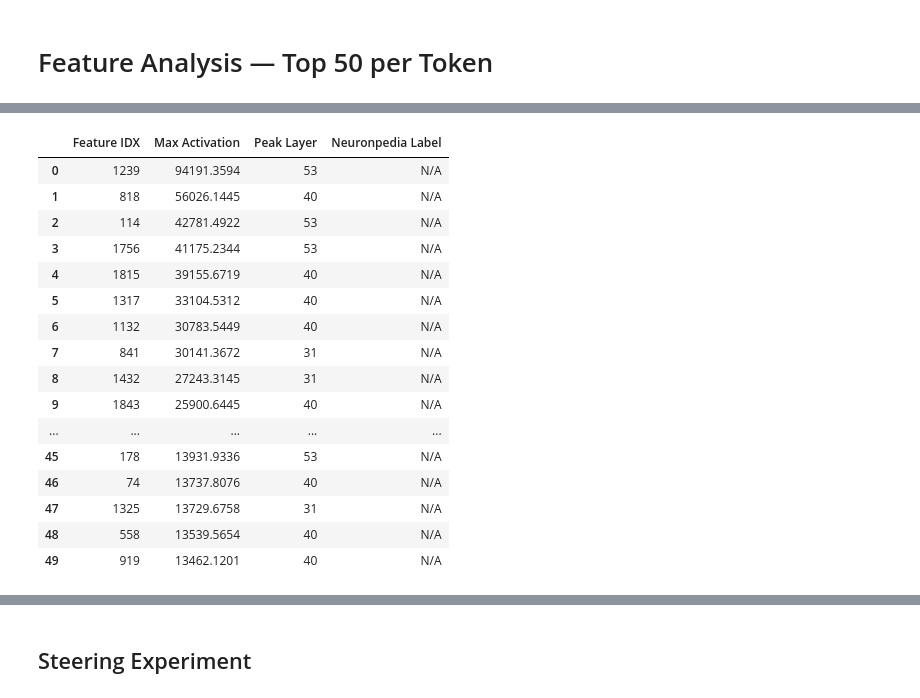
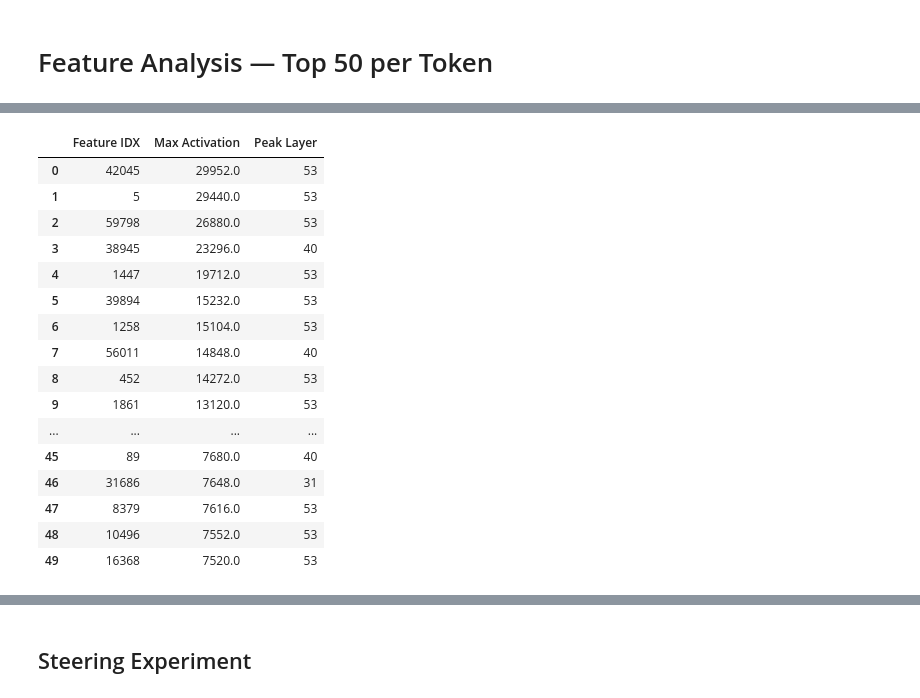
Before and after one commit to AnMaJ/LASR-Analysing-Faithfulness-of-Reasoning-to-Internal-Concepts, a Jupyter notebook: notebooks/e-SNLI_Single_G27b-cc-262k-crosscoder.ipynb, the cells around one changed output, grey strips where cells are left out. Drawn from its saved outputs; the diff is of its cells as text; code cells hidden in the pictures.

Commit message:
Crosscoder experiments, auto-labeling script.

```diff
--- a/notebooks/e-SNLI_Single_G27b-cc-262k-crosscoder.ipynb
+++ b/notebooks/e-SNLI_Single_G27b-cc-262k-crosscoder.ipynb
@@ -195,6 +144,6 @@ Hypothesis: An athlete has just made a shot with his golf club.
 # %%
 generation, full_ids, prompt_len = model.generate(
-    new_prompt, max_new_tokens=inference_config.max_new_tokens)
+    sample_prompt, max_new_tokens=inference_config.max_new_tokens)
 
 gen_len = full_ids.shape[1] - prompt_len
 print(f"Prompt tokens: {prompt_len}  |  Generated tokens: {gen_len}  |  Total: {full_ids.shape[1]}")
@@ -241,10 +191,11 @@ Residual activations (gen-only): torch.Size([172, 4, 5376])
 # %%
 with torch.no_grad():
-    tc_acts_full = crosscoder.encode(cc_acts_full.float())   # (N, 4, d_sae)
+    tc_acts_gen = crosscoder.encode(cc_acts_gen.to(crosscoder.w_enc.dtype))   # (gen_tokens, 4, d_sae)
 
-tc_acts_gen = tc_acts_full[prompt_len:]   # (gen_tokens, 4, d_sae)
+# Free residual stream tensors — no longer needed
+del cc_acts_full, cc_acts_gen
+torch.cuda.empty_cache()
 
-print(f"Crosscoder activations (full):     {tc_acts_full.shape}")
 print(f"Crosscoder activations (gen-only): {tc_acts_gen.shape}")
 for i, layer in enumerate(LAYERS):
     l0 = (tc_acts_gen[:, i, :] > 0).float().sum(dim=-1).mean()
@@ -291,48 +266,43 @@ fig.show()
 # %%
-# Aggregate: max activation per feature across tokens and layers
-max_per_feature: dict[int, tuple[float, int]] = {}   # feat → (max_val, peak_layer_idx)
-n_tokens_gen = tc_acts_gen.shape[0]
-for ti in range(n_tokens_gen):
-    for ri in range(K):
-        feat_idx = int(per_token_idxs[ti, ri])
-        # val here is the max-pooled; find which layer peaked
-        for li in range(len(LAYERS)):
-            val = float(tc_acts_gen[ti, li, feat_idx])
-            prev = max_per_feature.get(feat_idx, (0.0, 0))
-            if val > prev[0]:
-                max_per_feature[feat_idx] = (val, li)
+# ── Vectorized: max activation per unique feature across tokens and layers ──
+unique_feat_idxs = per_token_idxs.unique()                   # (n_unique,)
+feat_acts = tc_acts_gen[:, :, unique_feat_idxs]              # (n_tokens, n_layers, n_unique)
+max_over_tokens, _ = feat_acts.max(dim=0)                    # (n_layers, n_unique)
+max_vals, peak_li  = max_over_tokens.max(dim=0)              # (n_unique,)
 
-top50 = sorted(max_per_feature.items(), key=lambda x: -x[1][0])[:50]
+order = max_vals.argsort(descending=True)[:50]
+top50_feat = unique_feat_idxs[order].cpu().tolist()
+top50_vals = max_vals[order].cpu().tolist()
+top50_li   = peak_li[order].cpu().tolist()
 
-rows = []
-for feat_idx, (max_val, peak_li) in top50:
-    nf = np_features.get(feat_idx)
-    label = (nf.description or "N/A") if nf else "N/A"
-    rows.append({
-        "Feature IDX":       feat_idx,
-        "Max Activation":    round(max_val, 4),
-        "Peak Layer":        LAYERS[peak_li],
-        "Neuronpedia Label": label,
-    })
+top50 = list(zip(top50_feat, zip(top50_vals, top50_li)))
 
+# Free large activation tensors — not needed for steering
+del tc_acts_gen, feat_acts
+torch.cuda.empty_cache()
+
+rows = [
+    {"Feature IDX": int(fi), "Max Activation": round(float(mv), 4), "Peak Layer": LAYERS[int(li)]}
+    for fi, (mv, li) in top50
+]
 df_top50 = pd.DataFrame(rows)
 display(df_top50)
 # %% [output]
-|  | Feature IDX | Max Activation | Peak Layer | Neuronpedia Label |
-| 0 | 1239 | 94191.3594 | 53 | N/A |
-| 1 | 818 | 56026.1445 | 40 | N/A |
-| 2 | 114 | 42781.4922 | 53 | N/A |
-| 3 | 1756 | 41175.2344 | 53 | N/A |
-| 4 | 1815 | 39155.6719 | 40 | N/A |
-| 5 | 1317 | 33104.5312 | 40 | N/A |
-| 6 | 1132 | 30783.5449 | 40 | N/A |
-| 7 | 841 | 30141.3672 | 31 | N/A |
-| 8 | 1432 | 27243.3145 | 31 | N/A |
-| 9 | 1843 | 25900.6445 | 40 | N/A |
-| ... | ... | ... | ... | ... |
-| 45 | 178 | 13931.9336 | 53 | N/A |
-| 46 | 74 | 13737.8076 | 40 | N/A |
-| 47 | 1325 | 13729.6758 | 31 | N/A |
-| 48 | 558 | 13539.5654 | 40 | N/A |
-| 49 | 919 | 13462.1201 | 40 | N/A |
+|  | Feature IDX | Max Activation | Peak Layer |
+| 0 | 42045 | 29952.0 | 53 |
+| 1 | 5 | 29440.0 | 53 |
+| 2 | 59798 | 26880.0 | 53 |
+| 3 | 38945 | 23296.0 | 40 |
+| 4 | 1447 | 19712.0 | 53 |
+| 5 | 39894 | 15232.0 | 53 |
+| 6 | 1258 | 15104.0 | 53 |
+| 7 | 56011 | 14848.0 | 40 |
+| 8 | 452 | 14272.0 | 53 |
+| 9 | 1861 | 13120.0 | 53 |
+| ... | ... | ... | ... |
+| 45 | 89 | 7680.0 | 40 |
+| 46 | 31686 | 7648.0 | 31 |
+| 47 | 8379 | 7616.0 | 53 |
+| 48 | 10496 | 7552.0 | 53 |
+| 49 | 16368 | 7520.0 | 53 |
 # %%
```
Also changed, not shown: parts of 12 cells of this notebook, 9 other files.
